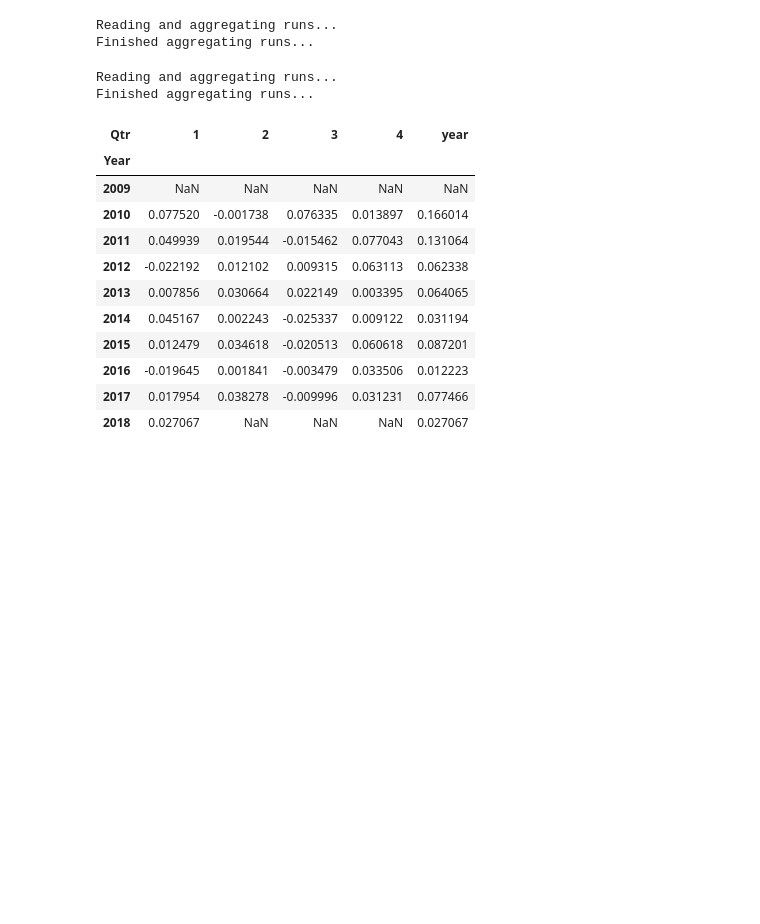
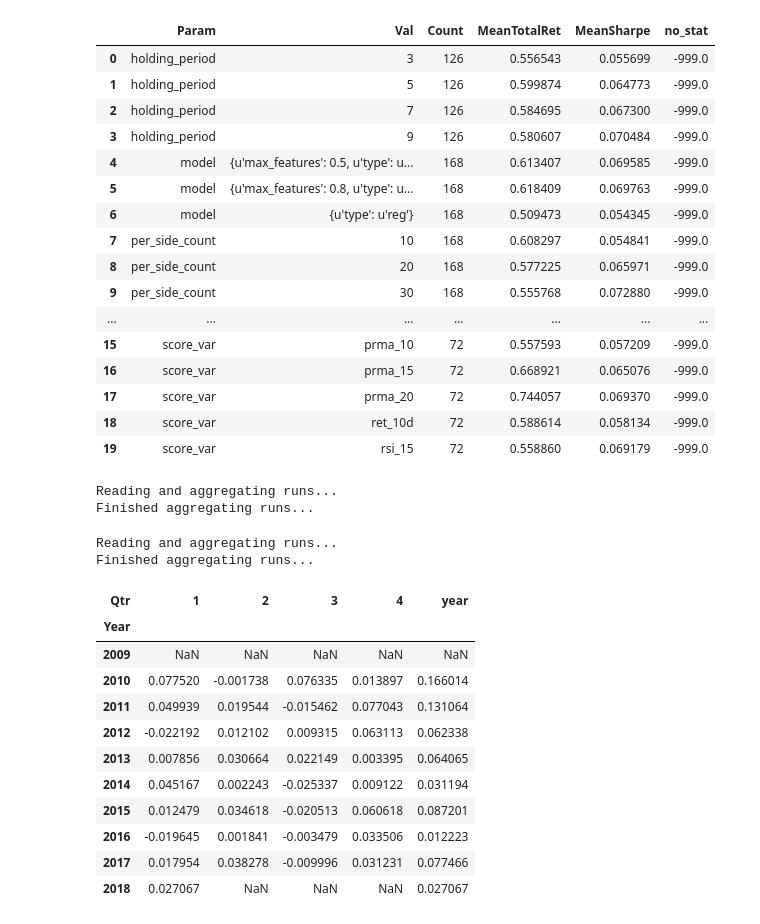
Before and after one commit to ryanoley/ram, a Jupyter notebook: examples/StatArb analysis.ipynb, the cells around one changed output. Cells and saved outputs as stored; diff of their text form; code cells hidden in the pictures; blank space fills up the shorter version.

```diff
--- a/examples/StatArb analysis.ipynb
+++ b/examples/StatArb analysis.ipynb
@@ -47,3 +69,23 @@ comb1.params
+# %%
+rm2.analyze_parameters()
+# %% [output]
+|  | Param | Val | Count | MeanTotalRet | MeanSharpe | no_stat |
+| 0 | holding_period | 3 | 126 | 0.556543 | 0.055699 | -999.0 |
+| 1 | holding_period | 5 | 126 | 0.599874 | 0.064773 | -999.0 |
+| 2 | holding_period | 7 | 126 | 0.584695 | 0.067300 | -999.0 |
+| 3 | holding_period | 9 | 126 | 0.580607 | 0.070484 | -999.0 |
+| 4 | model | {u'max_features': 0.5, u'type': u... | 168 | 0.613407 | 0.069585 | -999.0 |
+| 5 | model | {u'max_features': 0.8, u'type': u... | 168 | 0.618409 | 0.069763 | -999.0 |
+| 6 | model | {u'type': u'reg'} | 168 | 0.509473 | 0.054345 | -999.0 |
+| 7 | per_side_count | 10 | 168 | 0.608297 | 0.054841 | -999.0 |
+| 8 | per_side_count | 20 | 168 | 0.577225 | 0.065971 | -999.0 |
+| 9 | per_side_count | 30 | 168 | 0.555768 | 0.072880 | -999.0 |
+| ... | ... | ... | ... | ... | ... | ... |
+| 15 | score_var | prma_10 | 72 | 0.557593 | 0.057209 | -999.0 |
+| 16 | score_var | prma_15 | 72 | 0.668921 | 0.065076 | -999.0 |
+| 17 | score_var | prma_20 | 72 | 0.744057 | 0.069370 | -999.0 |
+| 18 | score_var | ret_10d | 72 | 0.588614 | 0.058134 | -999.0 |
+| 19 | score_var | rsi_15 | 72 | 0.558860 | 0.069179 | -999.0 |
 # %%
 comb1 = CombinationSearch()
 comb1.params['training_epochs'] = 30
```
Also changed, not shown: parts of 4 cells of this notebook, 1 other file.
